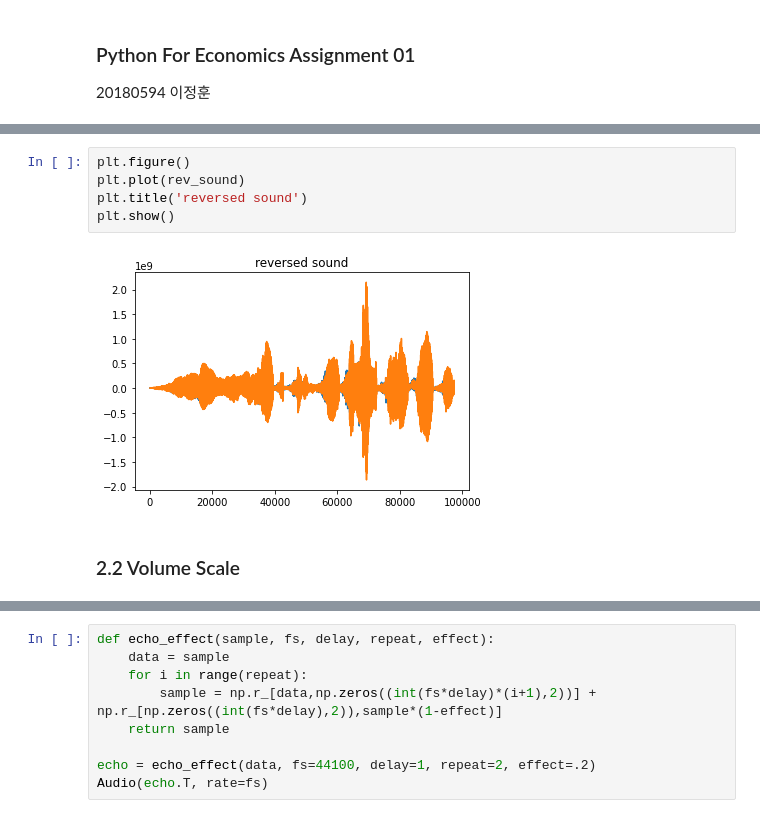
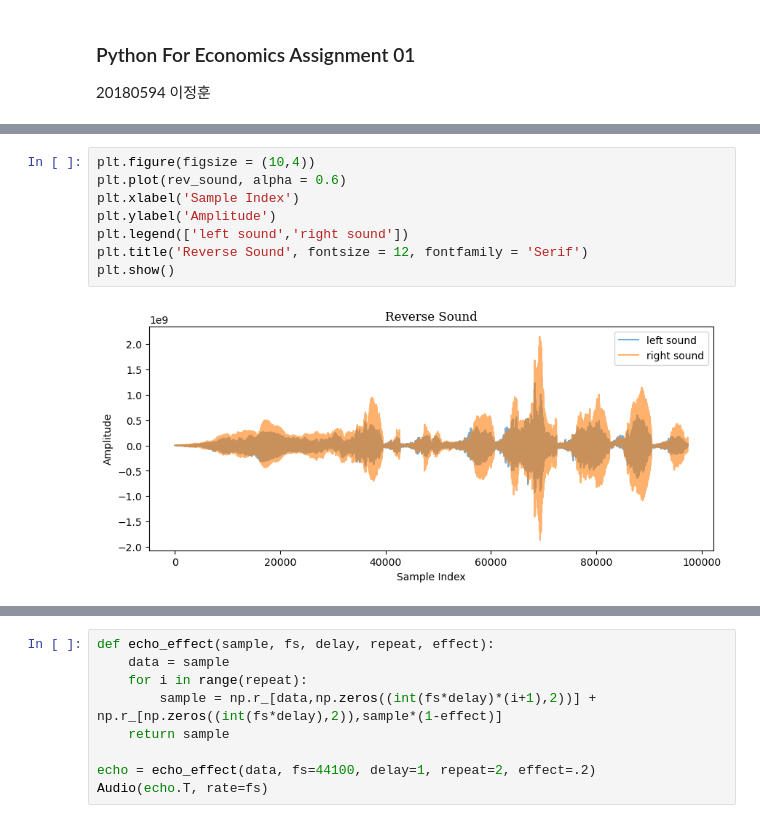
Before and after one commit to Tommylee1013/PythonForEconomics, a Jupyter notebook: HW1NumpySound/homework01.ipynb, the cells around one changed output, grey strips where cells are left out. Saved outputs shown, nothing was run; the diff lists cells and outputs as text.

```diff
--- a/HW1NumpySound/homework01.ipynb
+++ b/HW1NumpySound/homework01.ipynb
@@ -59,11 +62,12 @@ Audio(rev_sound.T, rate=fs)
 # %% [output]
 [interactive output not drawn]
-# %%
-plt.figure()
-plt.plot(rev_sound)
-plt.title('reversed sound')
-plt.show()
-# %% [output]
-[figure, removed]
-# %% [markdown]
-### 2.2 Volume Scale
+# %%
+plt.figure(figsize = (10,4))
+plt.plot(rev_sound, alpha = 0.6)
+plt.xlabel('Sample Index')
+plt.ylabel('Amplitude')
+plt.legend(['left sound','right sound'])
+plt.title('Reverse Sound', fontsize = 12, fontfamily = 'Serif')
+plt.show()
+# %% [output]
+[figure, added]
```
Also changed, not shown: parts of 21 cells of this notebook, 2 other files.
